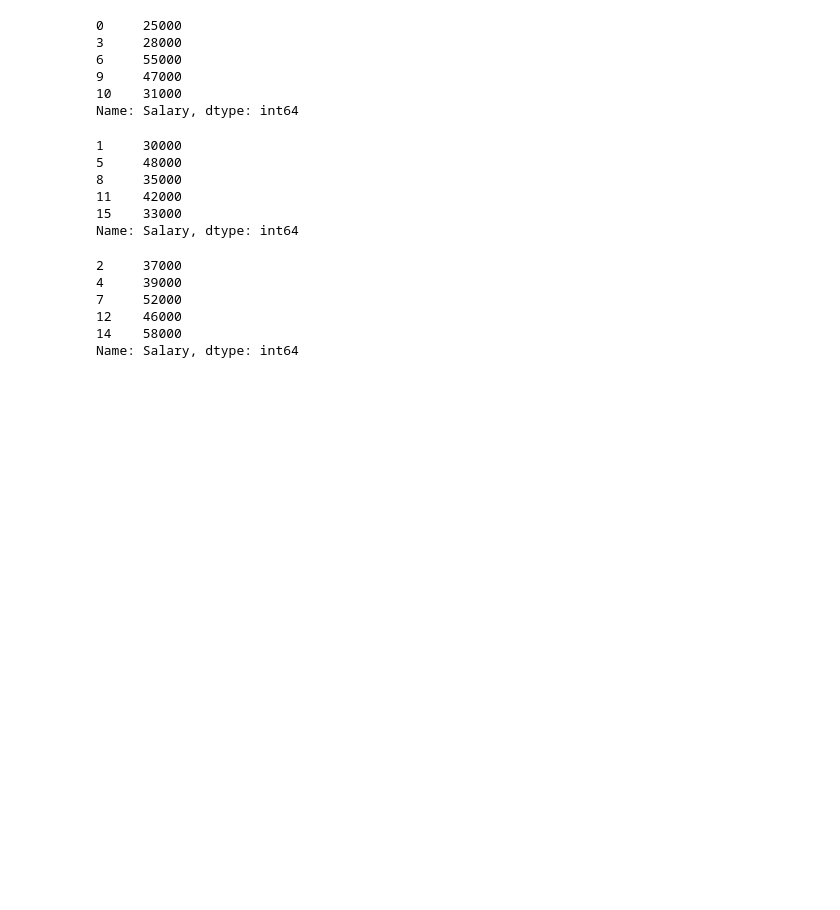
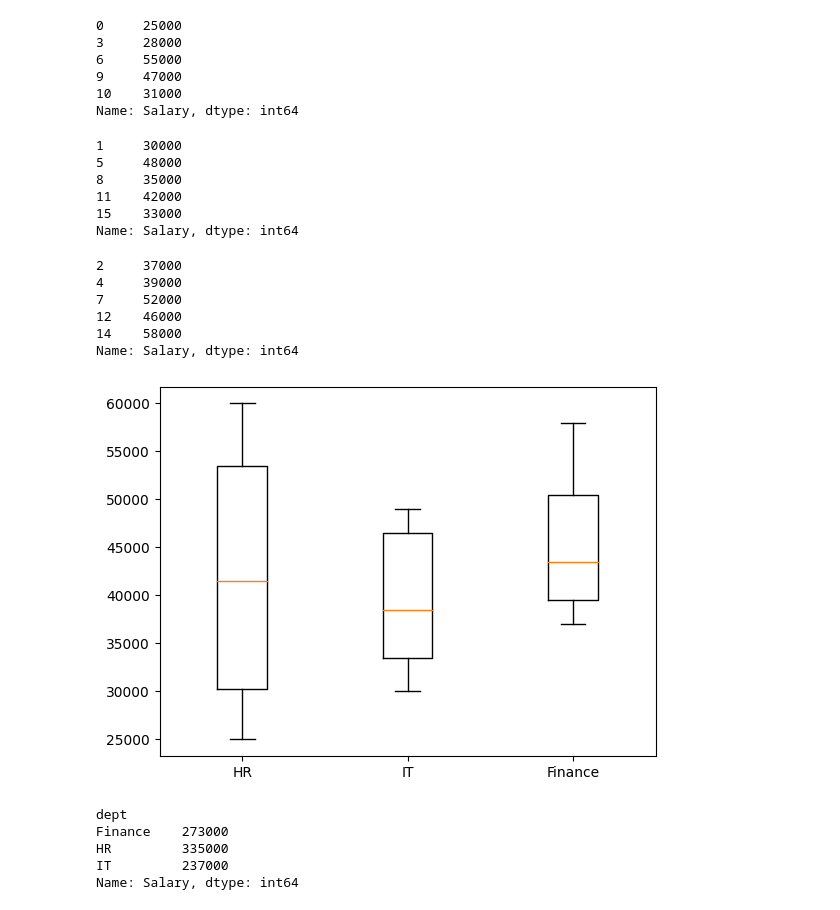
Before and after one commit to BADARRASHEED/Matplotlib, a Jupyter notebook: Matplotlib.ipynb, the cells around one changed output. Saved outputs shown, nothing was run; the diff lists cells and outputs as text; code cells hidden in the pictures; blank space fills up the shorter version.

```diff
--- a/Matplotlib.ipynb
+++ b/Matplotlib.ipynb
@@ -206,3 +206,21 @@ finance_sal.head()
 12    46000
 14    58000
 Name: Salary, dtype: int64
+# %%
+# box-plot
+plt.boxplot([hr_sal, it_sal, finance_sal], labels=["HR", "IT", "Finance"])
+plt.show()
+# %% [output]
+[figure, added]
+# %%
+# pie-chart
+
+salary_by_dept = df.groupby("dept")["Salary"].sum()
+
+salary_by_dept
+# %% [output]
+dept
+Finance    273000
+HR         335000
+IT         237000
+Name: Salary, dtype: int64
```
Also changed, not shown: parts of 3 cells of this notebook.
